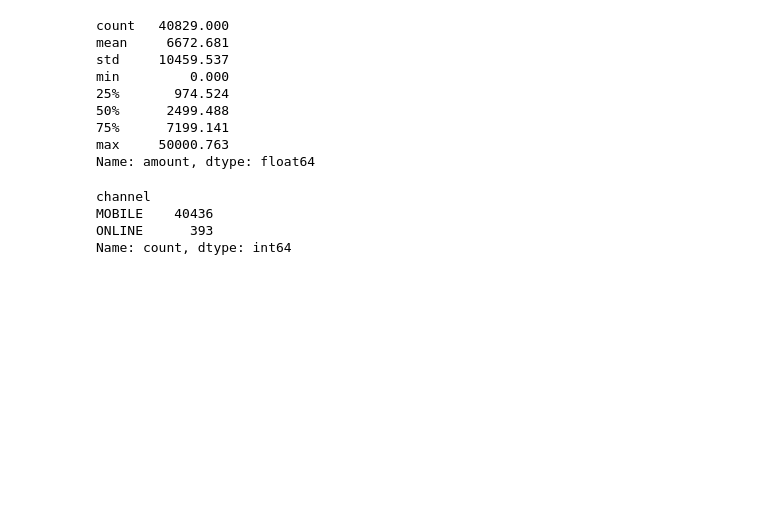
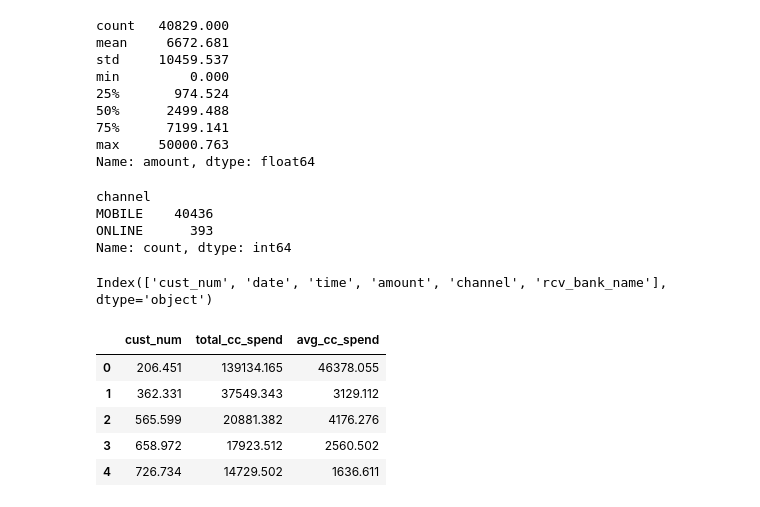
Before and after one commit to drksz/bank-customer-segmentation, a Jupyter notebook: EDA.ipynb, the cells around one changed output. Saved outputs shown, nothing was run; the diff lists cells and outputs as text; code cells hidden in the pictures; blank space fills up the shorter version.

```diff
--- a/EDA.ipynb
+++ b/EDA.ipynb
@@ -205,0 +174,39 @@ merge_1 = cust_info.merge()
+# %%
+instapay_outgoing.columns
+# %% [output]
+Index(['cust_num', 'date', 'time', 'amount', 'channel', 'rcv_bank_name'], dtype='object')
+# %%
+# aggregate transaction amounts from the five dataframes in preparation for merging with cust. info
+cc_agg = credit_card.groupby('cust_num', as_index=False).agg(
+    total_cc_spend = ('amount','sum'),
+    avg_cc_spend = ('amount','mean')
+)
+
+dc_agg = debit_card.groupby('cust_num').agg(
+    total_dc_spend = ('amount','sum'),
+    avg_dc_spend = ('amount','mean')
+)
+
+dt_agg = digital_transact.groupby('cust_num').agg(
+    total_dig_transact = ('amount','sum'),
+    avg_dig_transact = ('amount','mean')
+)
+
+insta_in_agg = instapay_incoming.groupby('cust_num').agg(
+    total_instapay_in = ('amount','sum'),
+    avg_instapay_in = ('amount','mean')
+)
+
+insta_out_agg = instapay_outgoing.groupby('cust_num').agg(
+    total_instapay_out = ('amount','sum'),
+    avg_instapay_out = ('amount','mean')
+)
+# %%
+cc_agg.head()
+# %% [output]
+|  | cust_num | total_cc_spend | avg_cc_spend |
+| 0 | 206.451 | 139134.165 | 46378.055 |
+| 1 | 362.331 | 37549.343 | 3129.112 |
+| 2 | 565.599 | 20881.382 | 4176.276 |
+| 3 | 658.972 | 17923.512 | 2560.502 |
+| 4 | 726.734 | 14729.502 | 1636.611 |
```
Also changed, not shown: parts of 24 cells of this notebook, 6 other files.
